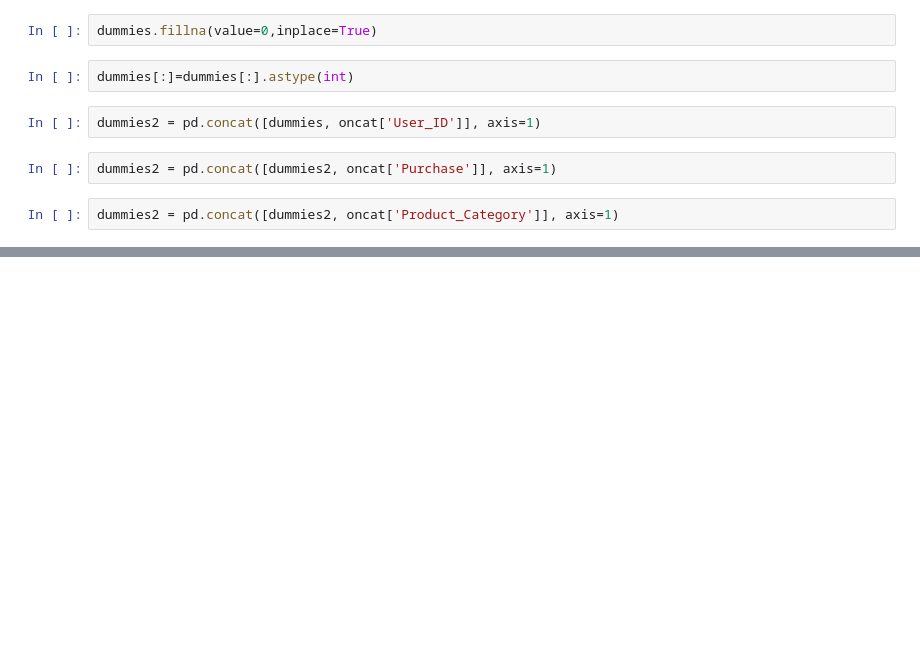
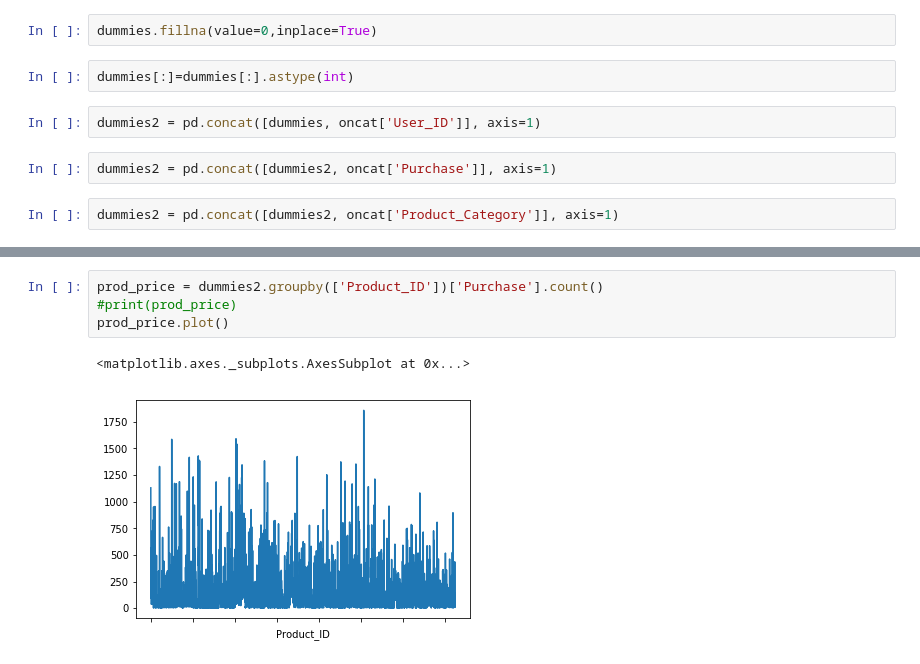
Before and after one commit to Paz4/PythonAnalyzeOfBlackFriday, a Jupyter notebook: BlackFridayAnalysisProject/Analyze of Product_Categories.ipynb, the cells around one changed output, grey strips where cells are left out. Saved outputs shown, nothing was run; the diff lists cells and outputs as text; blank space fills up the shorter version.

```diff
--- a/BlackFridayAnalysisProject/Analyze of Product_Categories.ipynb
+++ b/BlackFridayAnalysisProject/Analyze of Product_Categories.ipynb
@@ -147,0 +159,7 @@ dummies2 = dummies2[cols]
+# %%
+prod_price = dummies2.groupby(['Product_ID'])['Purchase'].count()
+#print(prod_price)
+prod_price.plot()
+# %% [output]
+<matplotlib.axes._subplots.AxesSubplot at 0x...>
+[figure, added]
```
Also changed, not shown: parts of 8 cells of this notebook, 1 other file.
